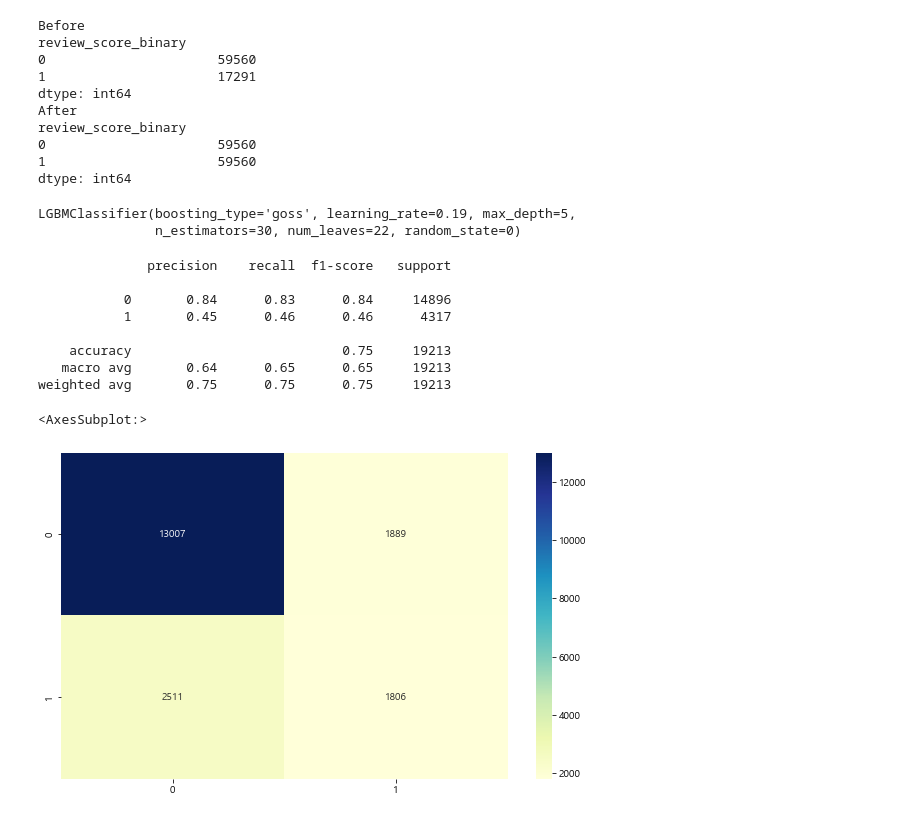
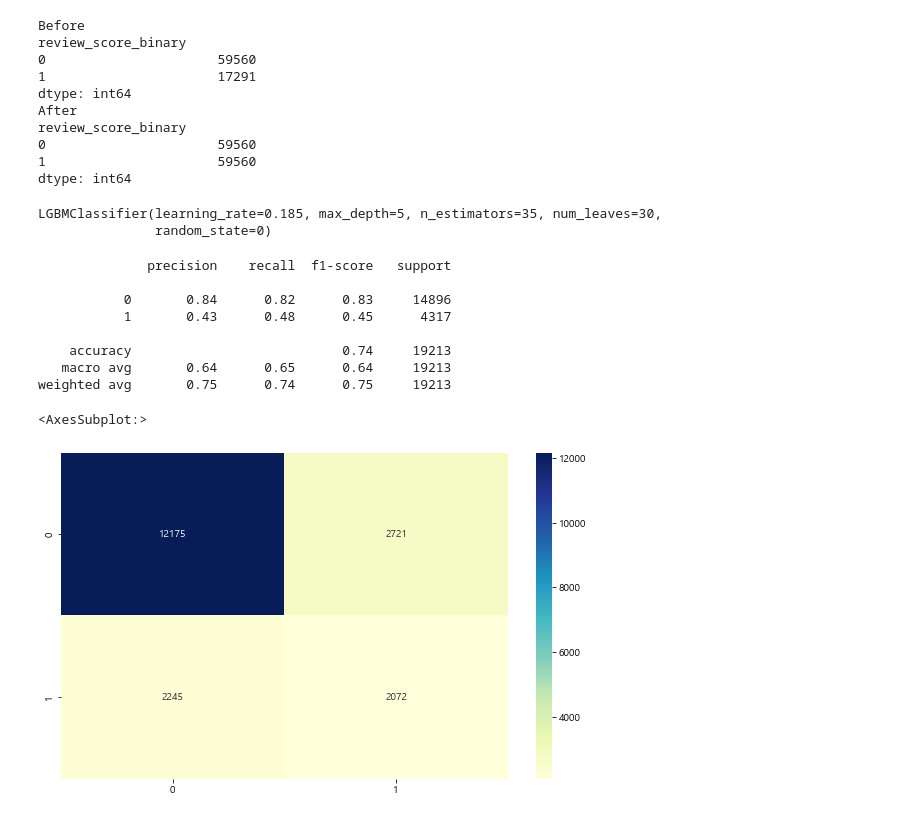
Before and after one commit to changyong93/project_Brazilian-E-Commerce-Public-Dataset-by-Olist, a Jupyter notebook: code.ipynb, the cells around one changed output. Cells and saved outputs as stored; diff of their text form; code cells hidden in the pictures.

```diff
--- a/code.ipynb
+++ b/code.ipynb
@@ -2212,3 +2221,8 @@ cat_cols = ["customer_state"]
+# %%
+del_list =  ["product_category_upper","delivery_error_rate_rolling","delivery_preparation_rolling"]
+# %%
+num_cols = list(set(num_cols) - set(del_list))
+cat_cols = list(set(cat_cols) - set(del_list))
 # %% [markdown]
 ### 하이퍼파라미터 조정
 # %%
@@ -2993,7 +3007,7 @@ best threshold : 0.53 / best OOF Validation Score : 0.45685
 # %%
 from lightgbm import LGBMClassifier
 # %%
-X_train, X_test, y_train, y_test = train_test_split(X_GetDummies,y, test_size=0.2, random_state=0)
+X_train, X_test, y_train, y_test = train_test_split(X_GetDummies,y, test_size=0.20, random_state=0)
 print("Before")
 print(y_train.value_counts())
 
@@ -3014,33 +3028,32 @@ review_score_binary
 dtype: int64
 # %%
 lgbm = LGBMClassifier(random_state=0,
-                          num_leaves = 22,
-                          boosting_type = 'goss',
-                          n_estimators=30,
+                          num_leaves = 30,
+                          boosting_type = 'gbdt',
+                          n_estimators=35,
                           max_depth=5,
-                          learning_rate=0.19)
+                          learning_rate=0.185)
-# %%
-from sklearn.metrics import classification_report, confusion_matrix
-
-lgbm.fit(X_train, y_train)
-# %% [output]
-LGBMClassifier(boosting_type='goss', learning_rate=0.19, max_depth=5,
-               n_estimators=30, num_leaves=22, random_state=0)
+# %%
+lgbm.fit(X_train, y_train)
+# %% [output]
+LGBMClassifier(learning_rate=0.185, max_depth=5, n_estimators=35, num_leaves=30,
+               random_state=0)
 # %%
-cm = confusion_matrix(y_test, y_pred = (lgbm.predict_proba(X_test)[:,1] > 0.53).astype(int))
+y_pred = (lgbm.predict_proba(X_test)[:,1] > 0.49).astype(int)
+cm = confusion_matrix(y_test, y_pred)
 
 print(classification_report(y_test, y_pred))
 fig,ax = plt.subplots(figsize = (10,6))
 
 sns.heatmap(cm, annot=True, fmt="d", cmap='YlGnBu')
 # %% [output]
               precision    recall  f1-score   support
 
-           0       0.84      0.83      0.84     14896
-           1       0.45      0.46      0.46      4317
+           0       0.84      0.82      0.83     14896
+           1       0.43      0.48      0.45      4317
 
-    accuracy                           0.75     19213
-   macro avg       0.64      0.65      0.65     19213
-weighted avg       0.75      0.75      0.75     19213
+    accuracy                           0.74     19213
+   macro avg       0.64      0.65      0.64     19213
+weighted avg       0.75      0.74      0.75     19213
 <AxesSubplot:>
-[figure, old version]
+[figure, new version]
```
Also changed, not shown: parts of 50 cells of this notebook.
